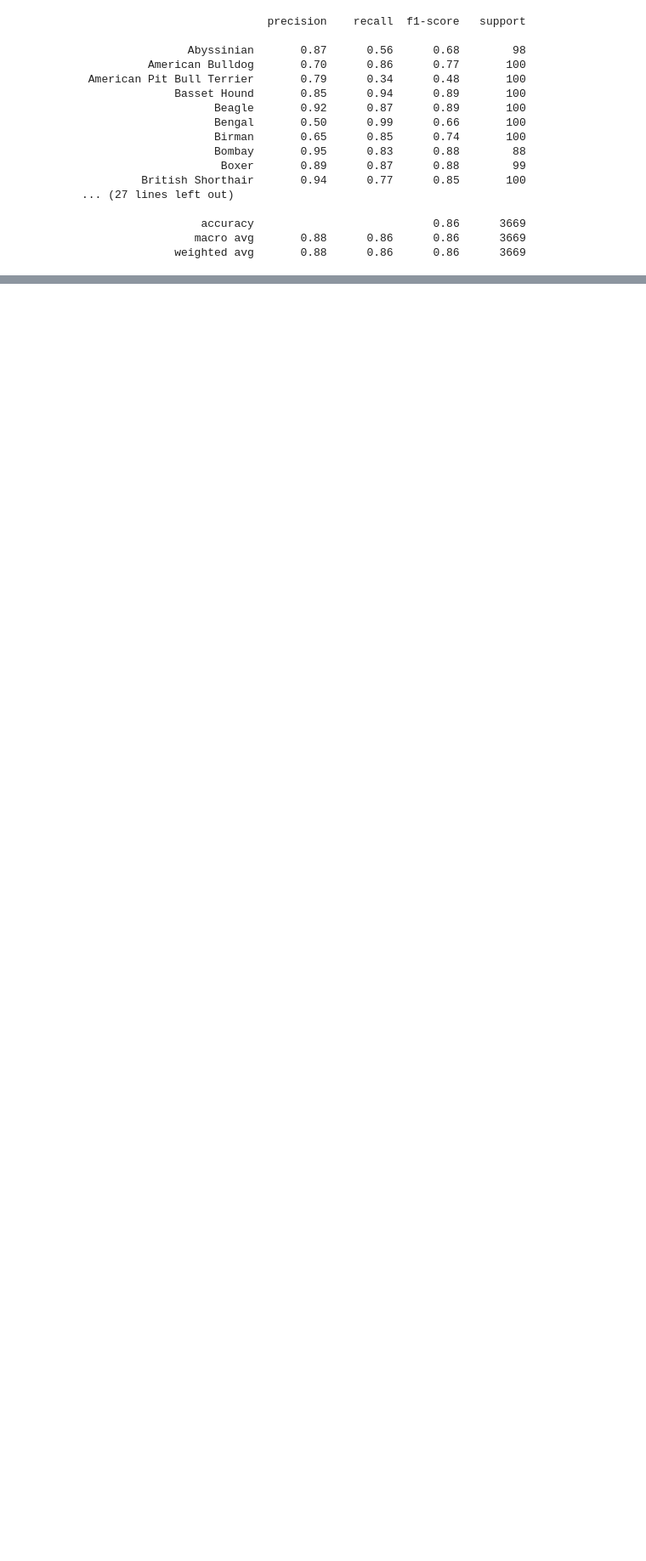
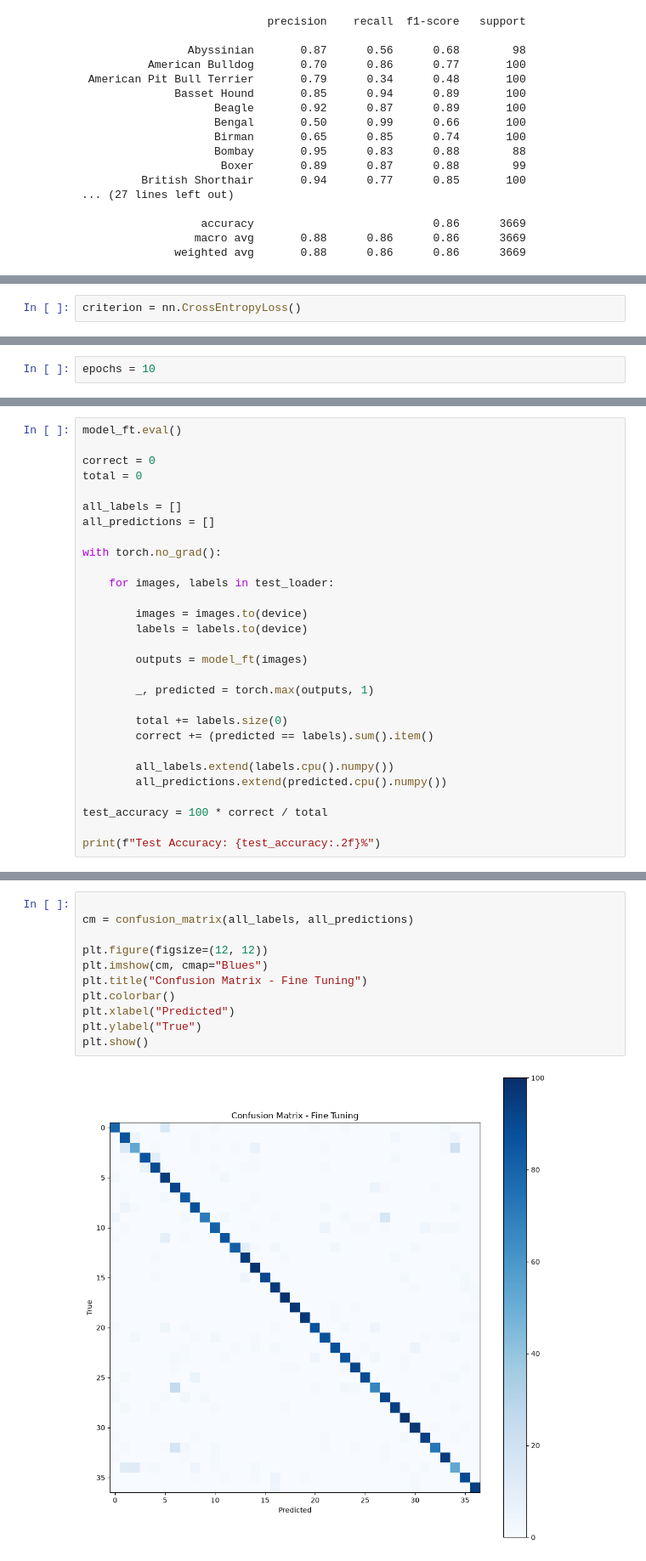
Before and after one commit to Arsh1-06/Image-Classification-Transfer-Learning, a Jupyter notebook: notebooks/Image_Classification_Transfer_Learning.ipynb, the cells around one changed output, grey strips where cells are left out. Shown at 85% size. Saved outputs shown, nothing was run; the diff lists cells and outputs as text; blank space fills up the shorter version.

Commit message:
Complete transfer learning project with feature extraction and fine-tuning

```diff
--- a/notebooks/Image_Classification_Transfer_Learning.ipynb
+++ b/notebooks/Image_Classification_Transfer_Learning.ipynb
@@ -387,0 +411,2 @@ plt.show()
+# %%
+criterion = nn.CrossEntropyLoss()
@@ -387,0 +427,2 @@ plt.show()
+# %%
+epochs = 10
@@ -387,0 +479,29 @@ plt.show()
+# %%
+model_ft.eval()
+
+correct = 0
+total = 0
+
+all_labels = []
+all_predictions = []
+
+with torch.no_grad():
+
+    for images, labels in test_loader:
+
+        images = images.to(device)
+        labels = labels.to(device)
+
+        outputs = model_ft(images)
+
+        _, predicted = torch.max(outputs, 1)
+
+        total += labels.size(0)
+        correct += (predicted == labels).sum().item()
+
+        all_labels.extend(labels.cpu().numpy())
+        all_predictions.extend(predicted.cpu().numpy())
+
+test_accuracy = 100 * correct / total
+
+print(f"Test Accuracy: {test_accuracy:.2f}%")
@@ -387,0 +536,13 @@ plt.show()
+# %%
+
+cm = confusion_matrix(all_labels, all_predictions)
+
+plt.figure(figsize=(12, 12))
+plt.imshow(cm, cmap="Blues")
+plt.title("Confusion Matrix - Fine Tuning")
+plt.colorbar()
+plt.xlabel("Predicted")
+plt.ylabel("True")
+plt.show()
+# %% [output]
+[figure, added]
```
Also changed, not shown: parts of 24 cells of this notebook.
